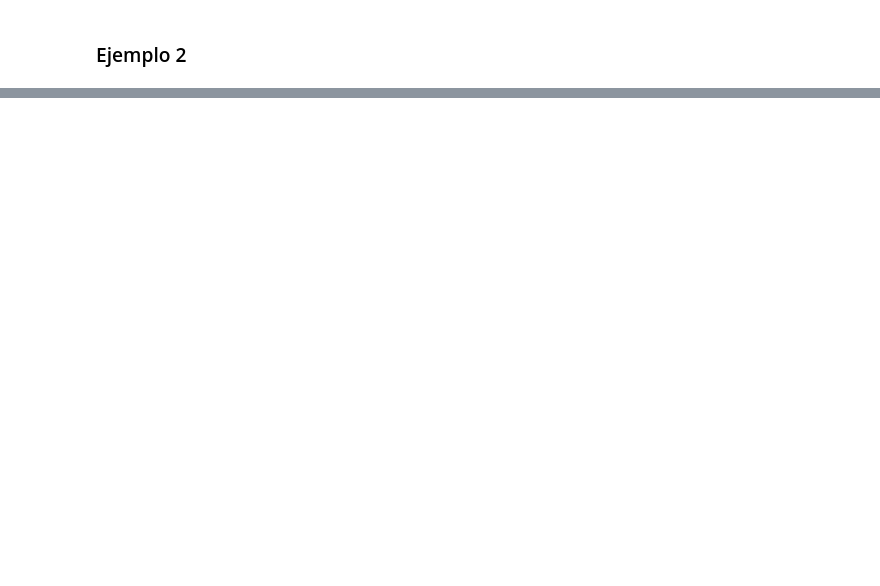
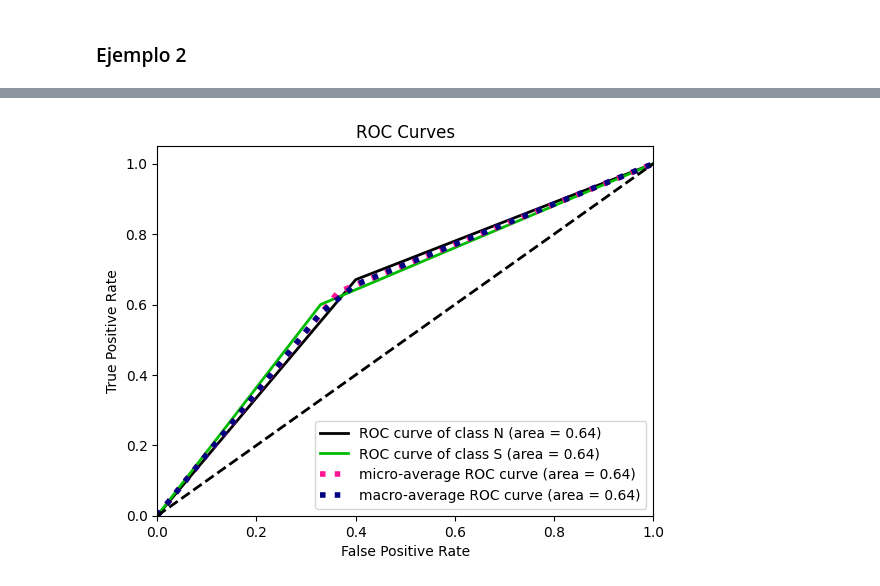
Before and after one commit to barqu3ro/python, a Jupyter notebook: Estudio/Data Science/DataMining/CasoFinal/casofinal.ipynb, the cells around one changed output, grey strips where cells are left out. Drawn from its saved outputs; the diff is of its cells as text; code cells hidden in the pictures; blank space fills up the shorter version.

```diff
--- a/Estudio/Data Science/DataMining/CasoFinal/casofinal.ipynb
+++ b/Estudio/Data Science/DataMining/CasoFinal/casofinal.ipynb
@@ -154,3 +171,11 @@ array([[0., 0., 1., 0., 0., 0., 0., 0., 0., 0., 0., 0., 0., 0., 0., 0.,
+# %%
+# curva roc
+import scikitplot as skplt # %pip install scikit-plot
+
+skplt.metrics.plot_roc(y_true=y_test, y_probas=y_test_proba_predict)
+plt.show()
+# %% [output]
+[figure, added]
 # %%
 # reglas del arbol
 nombres = list(X.columns)
```
Also changed, not shown: parts of 37 cells of this notebook, 2 other files.
